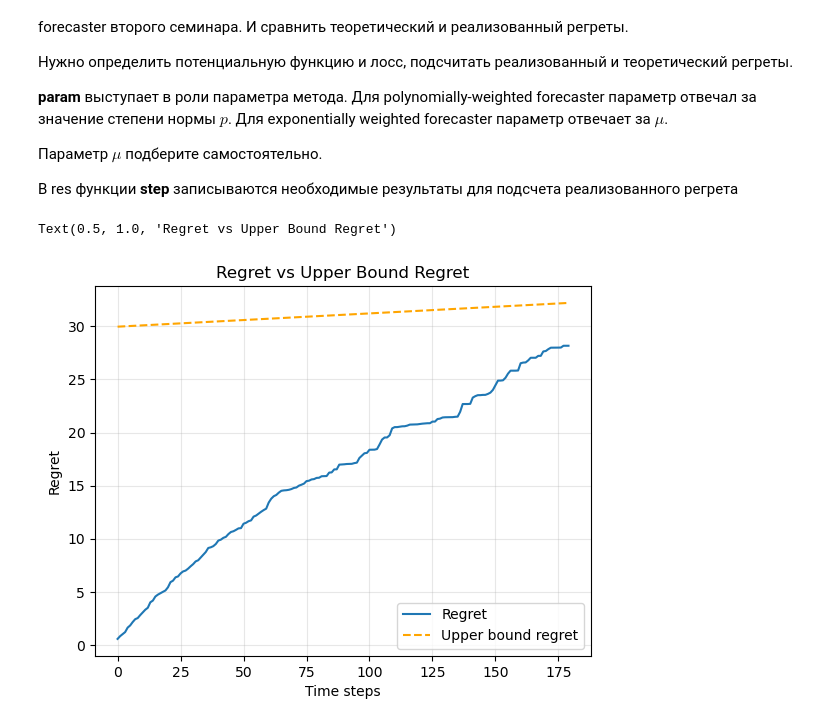
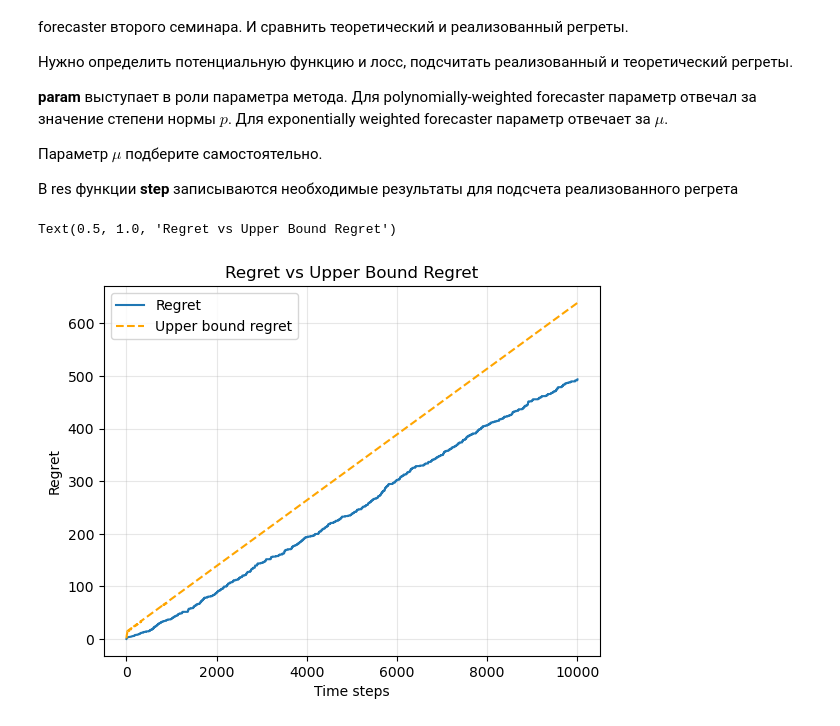
Before and after one commit to GKorzh21/aim_2_hw, a Jupyter notebook: OPT2/HT1,2.ipynb, the cells around one changed output. Drawn from its saved outputs; the diff is of its cells as text; code cells hidden in the pictures.

```diff
--- a/OPT2/HT1,2.ipynb
+++ b/OPT2/HT1,2.ipynb
@@ -418,10 +418,10 @@ c помощью bern_oracle_beta_forecasters()
 
 key = jax.random.PRNGKey(314)
 
-param = 0.1
+param = 0.5
 
-n_experts = 20
-n_timesteps = 180
+n_experts = 1000
+n_timesteps = 10000
 a, b =  3, 3 #параметры распределения Beta
 p_oracle = 0.7 #параметры распределения  Bernoulli
 
@@ -442,19 +442,33 @@ part_step = partial(step, param=param)
 #скользим по xs и получаем res для каждого шага (количество шагов - длина oracle)
 _, res = jax.lax.scan(part_step, regret, xs)
 # %%
-time_steps = jnp.arange(1, n_timesteps + 1)
-regret_ubound = (1 / param) * jnp.log(n_experts) + (param / 8) * time_steps
+L_experts = res["step-loss-experts"].cumsum(axis=0)
+L_expert_min = L_experts.min(axis=1)
+L_forecaster = res["step-loss-forecaster"].cumsum()
+
+regret_forecaster = L_forecaster - L_expert_min
+
+N_L = np.sum(np.isclose(L_experts, L_expert_min[:, None], atol=1e-8), axis=1)
+
+L_forecaster = res["step-loss-forecaster"].cumsum()
+
+regret_forecaster = L_forecaster - L_expert_min
+
+timesteps = np.arange(1, n_timesteps + 1)
+regret_ubound = (1/param) * np.log(n_experts / N_L) + (param/8) * timesteps
+
+
 
 best_experts_loss = jnp.mean(jnp.sort(res["step-loss-experts"], axis=-1)[:, :5], axis=-1)  # Усредняем 5 лучших экспертов
 regret_forecaster = jnp.cumsum(res["step-loss-forecaster"] - best_experts_loss)
 
 plt.plot(regret_forecaster, label="Regret")
 plt.plot(regret_ubound, label="Upper bound regret", color="orange", linestyle="--")
 plt.legend()
 plt.grid(alpha=0.3)
 plt.xlabel("Time steps")
 plt.ylabel("Regret")
 plt.title("Regret vs Upper Bound Regret")
 # %% [output]
 Text(0.5, 1.0, 'Regret vs Upper Bound Regret')
-[figure, old version]
+[figure, new version]
```
